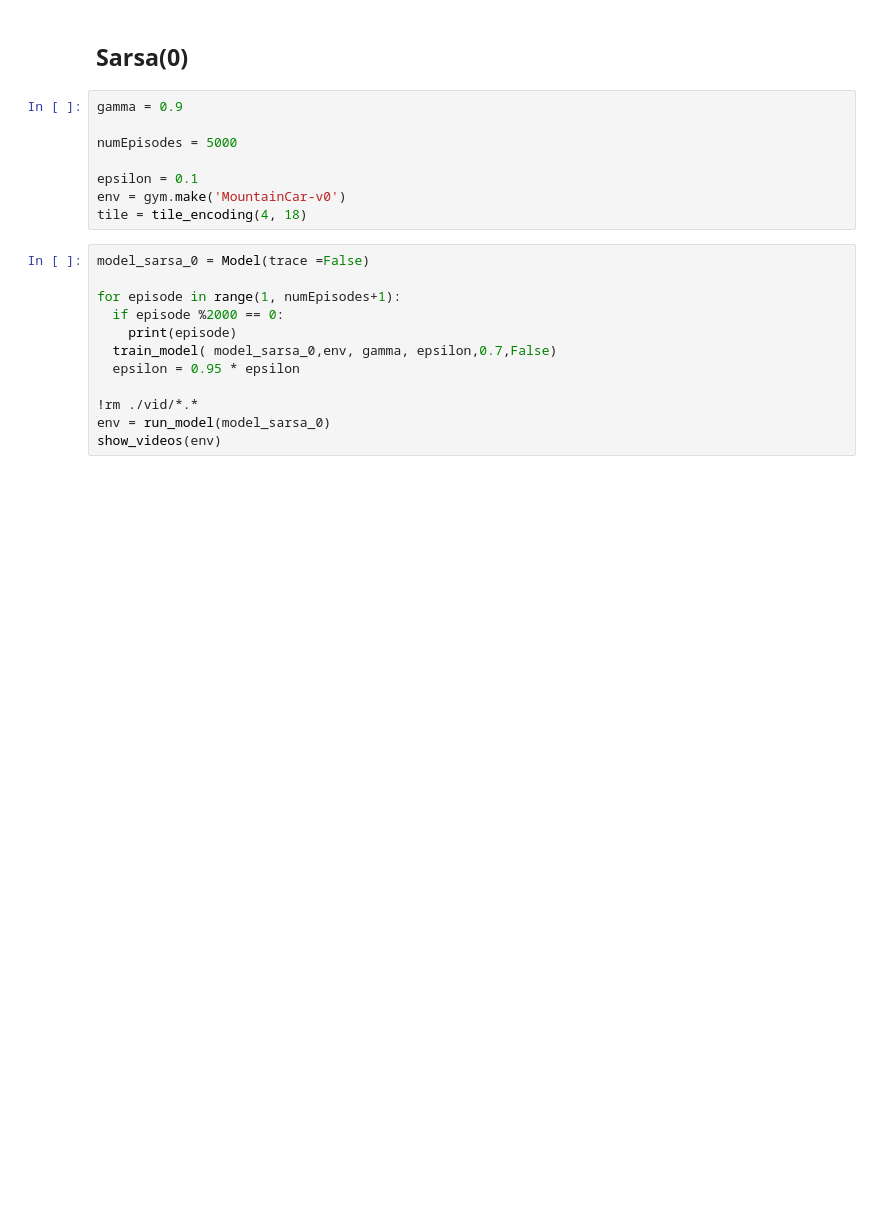
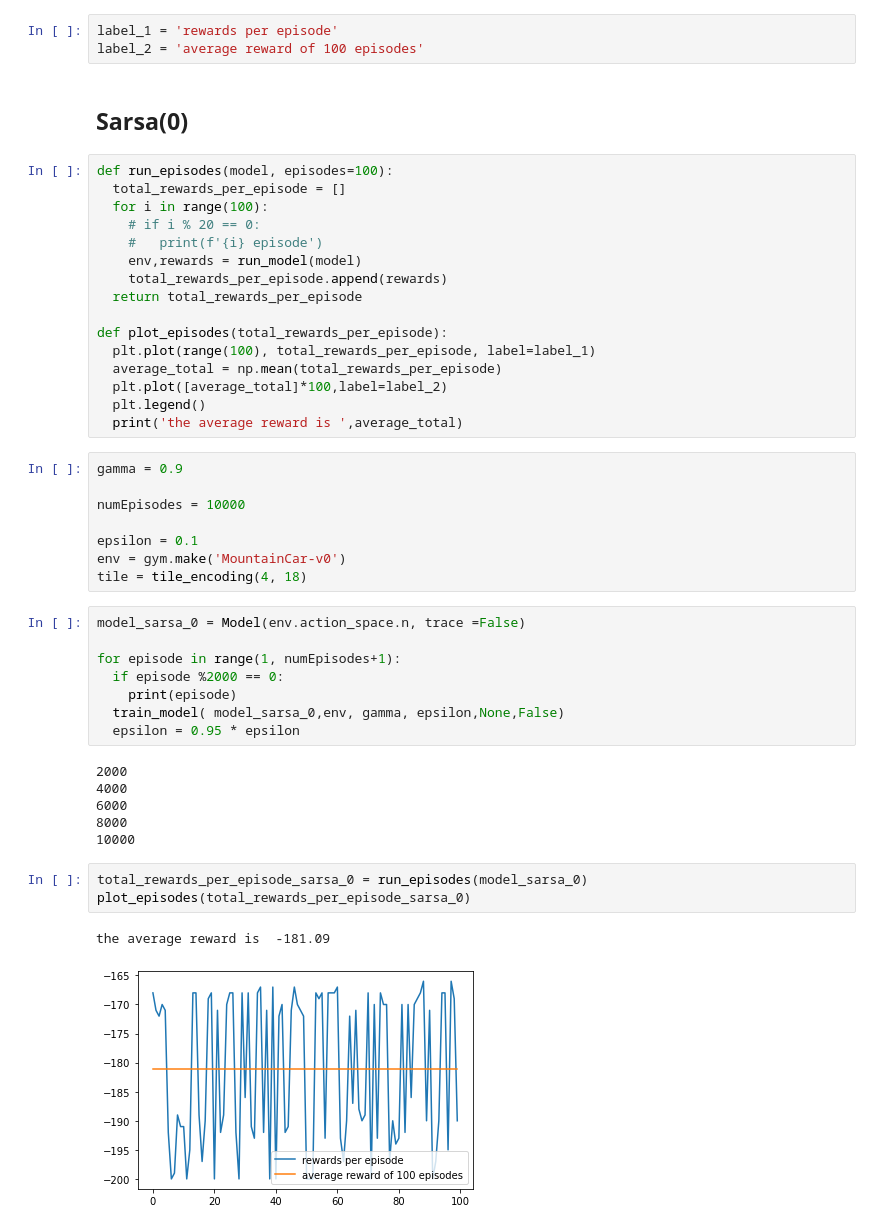
Before and after one commit to Xiaolumang/SIT_796_RL, a Jupyter notebook: task_7_1D.ipynb, the cells around one changed output. Drawn from its saved outputs; the diff is of its cells as text; blank space fills up the shorter version.

```diff
--- a/task_7_1D.ipynb
+++ b/task_7_1D.ipynb
@@ -211,22 +238,49 @@ Requirement already satisfied: future in /usr/local/lib/python3.7/dist-packages
+# %%
+label_1 = 'rewards per episode'
+label_2 = 'average reward of 100 episodes'
 # %% [markdown]
 ## Sarsa(0)
+# %%
+def run_episodes(model, episodes=100):
+  total_rewards_per_episode = []
+  for i in range(100):
+    # if i % 20 == 0:
+    #   print(f'{i} episode')
+    env,rewards = run_model(model)
+    total_rewards_per_episode.append(rewards)
+  return total_rewards_per_episode
+
+def plot_episodes(total_rewards_per_episode):
+  plt.plot(range(100), total_rewards_per_episode, label=label_1)
+  average_total = np.mean(total_rewards_per_episode)
+  plt.plot([average_total]*100,label=label_2)
+  plt.legend()
+  print('the average reward is ',average_total)
 # %%
 gamma = 0.9
 
-numEpisodes = 5000
+numEpisodes = 10000
 
 epsilon = 0.1
 env = gym.make('MountainCar-v0')
 tile = tile_encoding(4, 18)
 # %%
-model_sarsa_0 = Model(trace =False)
+model_sarsa_0 = Model(env.action_space.n, trace =False)
 
 for episode in range(1, numEpisodes+1):
   if episode %2000 == 0:
     print(episode)
-  train_model( model_sarsa_0,env, gamma, epsilon,0.7,False)
+  train_model( model_sarsa_0,env, gamma, epsilon,None,False)
   epsilon = 0.95 * epsilon
-
-!rm ./vid/*.*
-env = run_model(model_sarsa_0)
-show_videos(env)
+# %% [output]
+2000
+4000
+6000
+8000
+10000
+# %%
+total_rewards_per_episode_sarsa_0 = run_episodes(model_sarsa_0)
+plot_episodes(total_rewards_per_episode_sarsa_0)
+# %% [output]
+the average reward is  -181.09
+[figure, added]
```
Also changed, not shown: parts of 23 cells of this notebook.
